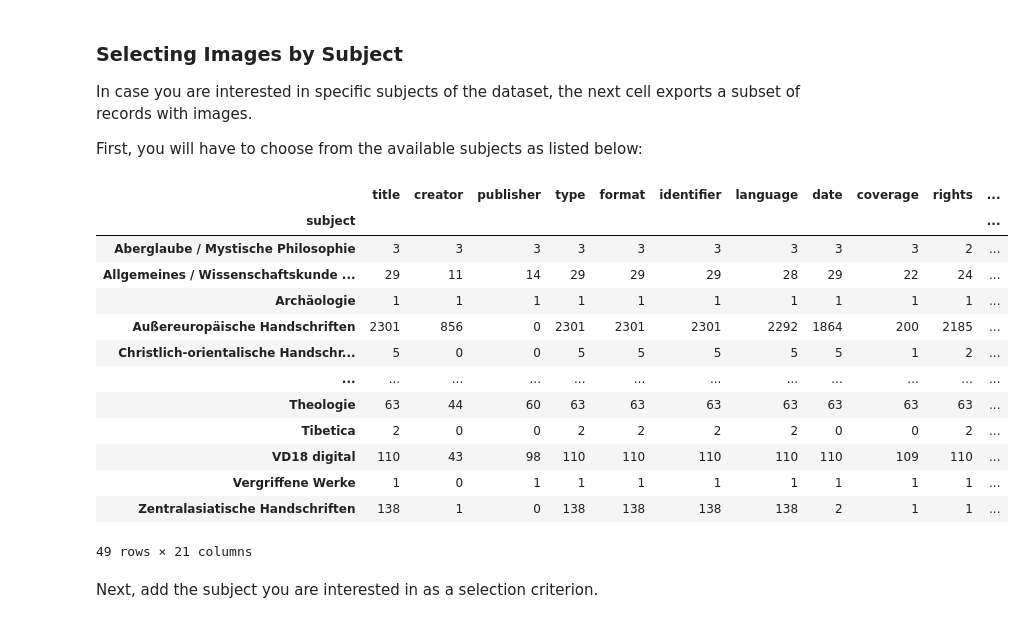
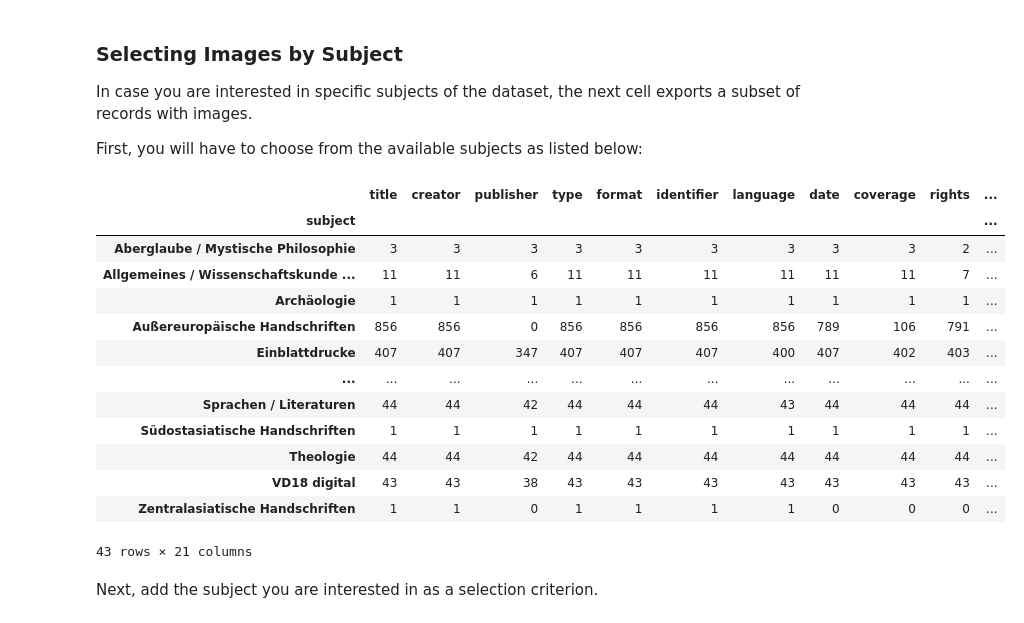
Before and after one commit to elektrobohemian/SBBrowse2018, a Jupyter notebook: DataProcessing.ipynb, the cells around one changed output. Drawn from its saved outputs; the diff is of its cells as text; code cells hidden in the pictures.

```diff
--- a/DataProcessing.ipynb
+++ b/DataProcessing.ipynb
@@ -2528,5 +2543,5 @@ df4.groupby('textCluster').describe()
 # %%
-df4=df4.sort_values(by="textCluster")
-df4[['PPN','title','textCluster']].tail(15)
+df5=df5.sort_values(by="textCluster")
+df5[['PPN','title','textCluster']].tail(15)
 # %% [output]
 |  | PPN | title | textCluster |
@@ -2553,7 +2568,8 @@ Next, we will do exactly the same with the _creator_ column as a new text corpus
 
 This approach can be used to find similar creator labels that might have been caused by spelling or typing errors. Here we assume 1% errors in the ``creator``field and therefore use 99% of the unique creators as our amount of clusters (k).
 # %%
-#creator soll geclustert werden -> creatorCluster
-corpus=df4.creator.astype(str)
+#daz84
+df6=df5[df5.creator.notnull()]
+corpus=df6.creator.astype(str)
 corpus
 # %% [output]
@@ -2572,6 +2588,6 @@ Name: creator, Length: 120000, dtype: object
 # %%
 # count unique creators
-uniqueCreators=len(df4.creator.unique())
+uniqueCreators=len(df6.creator.unique())
 
 printLog("Number of unique creator fields %i"%uniqueCreators)
 
@@ -2599,8 +2615,8 @@ printLog("Done.\n")
 
 # add the detected clusters as a new column to the original data frame
 printLog("\t Updating Dataframe")
-df4['creatorCluster']=km.labels_
+df6['creatorCluster']=km.labels_
 
-df4=df4.sort_values(by="creatorCluster")
-df4[['PPN','creator','creatorCluster']].tail()
+df6=df6.sort_values(by="creatorCluster")
+df6[['PPN','creator','creatorCluster']].tail()
 # %% [output]
@@ -2699,19 +2708,19 @@ def getImageAvailability(ppn):
         return None
 
 printLog("Checking image availability...")
-df4['titleImage']=df4['PPN'].apply(getImageAvailability)
+df6['titleImage']=df6['PPN'].apply(getImageAvailability)
 
-recordsWithTitleImage=df4[df4.titleImage.notnull()].shape[0]
-recordsWithoutTitleImage=df4[df4.titleImage.isnull()].shape[0]
+recordsWithTitleImage=df6[df6.titleImage.notnull()].shape[0]
+recordsWithoutTitleImage=df6[df6.titleImage.isnull()].shape[0]
 printLog("Records with title image: %i\twithout title image (multi-volumes): %i"%(recordsWithTitleImage,recordsWithoutTitleImage))
 
 printLog(f"Saving records with title images to 'cleanedData_wImg.csv'.")
-df4[df4.titleImage.notnull()].to_csv("cleanedData_wImg.csv",sep=',',header=True, index=False, encoding='utf-8')
+df6[df6.titleImage.notnull()].to_csv("cleanedData_wImg.csv",sep=',',header=True, index=False, encoding='utf-8')
 
-pickleCompress('./picklez/clean_dataframe_with_century.picklez',df4)
+pickleCompress('./picklez/clean_dataframe_with_century.picklez',df6)
 printLog(f"Saving cleaned data in CSV and XLSX format.")
-df4.to_csv("cleanedData.csv",sep=';',header=True, index=False, encoding='utf-8')
-df4.to_excel("cleanedData.xlsx",header=True, index=False)
+df6.to_csv("cleanedData.csv",sep=';',header=True, index=False, encoding='utf-8')
+df6.to_excel("cleanedData.xlsx",header=True, index=False)
 
 printLog("Done.")
 # %% [output]
@@ -2743,22 +2752,22 @@ In case you are interested in specific subjects of the dataset, the next cell ex
 
 First, you will have to choose from the available subjects as listed below:
 # %%
-df4.groupby(["subject"]).count()
+df6.groupby(["subject"]).count()
 # %% [output]
 |  | title | creator | publisher | type | format | identifier | language | date | coverage | rights | ... |
 | subject |  |  |  |  |  |  |  |  |  |  | ... |
 | Aberglaube / Mystische Philosophie | 3 | 3 | 3 | 3 | 3 | 3 | 3 | 3 | 3 | 2 | ... |
-| Allgemeines / Wissenschaftskunde ... | 29 | 11 | 14 | 29 | 29 | 29 | 28 | 29 | 22 | 24 | ... |
+| Allgemeines / Wissenschaftskunde ... | 11 | 11 | 6 | 11 | 11 | 11 | 11 | 11 | 11 | 7 | ... |
 | Archäologie | 1 | 1 | 1 | 1 | 1 | 1 | 1 | 1 | 1 | 1 | ... |
-| Außereuropäische Handschriften | 2301 | 856 | 0 | 2301 | 2301 | 2301 | 2292 | 1864 | 200 | 2185 | ... |
-| Christlich-orientalische Handschr... | 5 | 0 | 0 | 5 | 5 | 5 | 5 | 5 | 1 | 2 | ... |
+| Außereuropäische Handschriften | 856 | 856 | 0 | 856 | 856 | 856 | 856 | 789 | 106 | 791 | ... |
+| Einblattdrucke | 407 | 407 | 347 | 407 | 407 | 407 | 400 | 407 | 402 | 403 | ... |
 | ... | ... | ... | ... | ... | ... | ... | ... | ... | ... | ... | ... |
-| Theologie | 63 | 44 | 60 | 63 | 63 | 63 | 63 | 63 | 63 | 63 | ... |
-| Tibetica | 2 | 0 | 0 | 2 | 2 | 2 | 2 | 0 | 0 | 2 | ... |
-| VD18 digital | 110 | 43 | 98 | 110 | 110 | 110 | 110 | 110 | 109 | 110 | ... |
-| Vergriffene Werke | 1 | 0 | 1 | 1 | 1 | 1 | 1 | 1 | 1 | 1 | ... |
-| Zentralasiatische Handschriften | 138 | 1 | 0 | 138 | 138 | 138 | 138 | 2 | 1 | 1 | ... |
+| Sprachen / Literaturen | 44 | 44 | 42 | 44 | 44 | 44 | 43 | 44 | 44 | 44 | ... |
+| Südostasiatische Handschriften | 1 | 1 | 1 | 1 | 1 | 1 | 1 | 1 | 1 | 1 | ... |
+| Theologie | 44 | 44 | 42 | 44 | 44 | 44 | 44 | 44 | 44 | 44 | ... |
+| VD18 digital | 43 | 43 | 38 | 43 | 43 | 43 | 43 | 43 | 43 | 43 | ... |
+| Zentralasiatische Handschriften | 1 | 1 | 0 | 1 | 1 | 1 | 1 | 0 | 0 | 0 | ... |
-49 rows × 21 columns
+43 rows × 21 columns
 # %% [markdown]
 Next, add the subject you are interested in as a selection criterion.
 # %%
```
Also changed, not shown: parts of 40 cells of this notebook, 5 other files.
